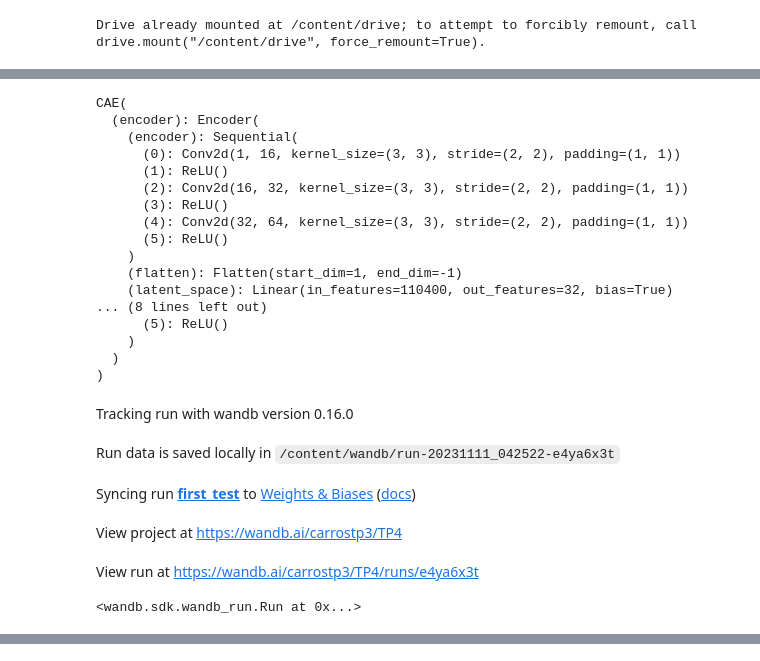
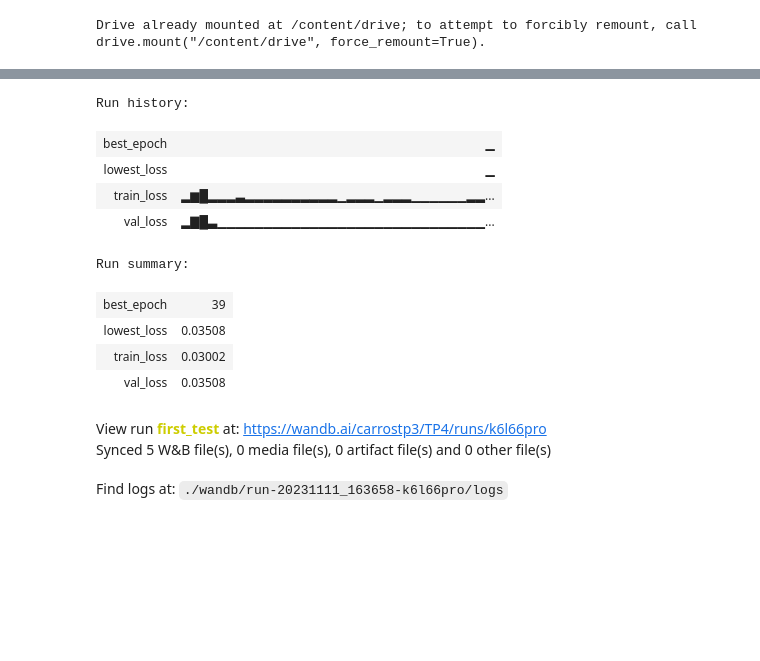
Before and after one commit to gaston-lm/TDVI_tp4_music_encoder, a Jupyter notebook: src/music_encoder.ipynb, the cells around one changed output, grey strips where cells are left out. Saved outputs shown, nothing was run; the diff lists cells and outputs as text; code cells hidden in the pictures; blank space fills up the shorter version.

```diff
--- a/src/music_encoder.ipynb
+++ b/src/music_encoder.ipynb
@@ -98,11 +208,10 @@ Drive already mounted at /content/drive; to attempt to forcibly remount, call dr
 # Divido en training, validation, testing.
 val_size = 100
 test_size = 100
-batch_size = 20
 train_size = len(dataset) - val_size - test_size
 
 train_ds, val_ds, test_ds = td.random_split(dataset, [train_size, val_size, test_size])
 
 train_dl = td.DataLoader(train_ds, batch_size, shuffle=True, num_workers=2, pin_memory=True)
-valid_dl = td.DataLoader(val_ds, batch_size*2, num_workers=2, pin_memory=True)
-test_dl = td.DataLoader(test_ds,1, num_workers=4, pin_memory=True)
+valid_dl = td.DataLoader(val_ds, batch_size, num_workers=2, pin_memory=True)
+test_dl = td.DataLoader(test_ds,1, num_workers=2, pin_memory=True)
@@ -161,57 +218,3 @@ class CAE(nn.Module):
-# %%
-audio, label = dataset[0]
-
-# Hiperparámetros
-batch_size = 20
-learning_rate = 0.02
-epochs = 30
-type_input = 'spectrogram' # podría ser sino 'waveform' --> ajustar transform arriba
-input_size = audio.size() # en base al tamaño del tensor de audio
-latent_size = 32
-experiment_name = 'first_test'
-project_name = 'TP4'
-
-# Definición del modelo
-model = CAE(input_size, latent_size)
-model.to(device)
-print(model)
-
-# Configuración de wandb
-wandb.init(
-    project = project_name,
-    name = experiment_name,
-    config = {
-        "batch_size": batch_size,
-        "learning_rate": learning_rate,
-        "epochs": epochs,
-        "type_input": type_input,
-        "latent_size": latent_size
-    }
-)
-# %% [output]
-CAE(
-  (encoder): Encoder(
-    (encoder): Sequential(
-      (0): Conv2d(1, 16, kernel_size=(3, 3), stride=(2, 2), padding=(1, 1))
-      (1): ReLU()
-      (2): Conv2d(16, 32, kernel_size=(3, 3), stride=(2, 2), padding=(1, 1))
-      (3): ReLU()
-      (4): Conv2d(32, 64, kernel_size=(3, 3), stride=(2, 2), padding=(1, 1))
-      (5): ReLU()
-    )
-    (flatten): Flatten(start_dim=1, end_dim=-1)
-    (latent_space): Linear(in_features=110400, out_features=32, bias=True)
-... (8 lines left out)
-      (5): ReLU()
-    )
-  )
-)
-Tracking run with wandb version 0.16.0
-Run data is saved locally in /content/wandb/run-20231111_042522-e4ya6x3t
-Syncing run first_test to Weights & Biases (docs)
-View project at https://wandb.ai/carrostp3/TP4
-View run at https://wandb.ai/carrostp3/TP4/runs/e4ya6x3t
-<wandb.sdk.wandb_run.Run at 0x...>
 # %%
 # Definición de función de perdida (MSE loss la que se suele usar para reconstrucción)
 criterion = nn.MSELoss()
@@ -222,7 +225,7 @@ optimizer = optim.Adam(model.parameters(), lr=learning_rate)
 torch.cuda.empty_cache()
 gc.collect()
 
-lowest_loss = -1
+lowest_loss = 1
 best_epoch = -1
 
 for epoch in range(epochs):
@@ -277,14 +280,17 @@ for epoch in range(epochs):
     if val_losses[-1] < lowest_loss:
         lowest_loss = val_losses[-1]
         best_epoch = epoch
+        best_model_state_dict = model.state_dict()
 
     wandb.log({"train_loss": train_losses[-1], "val_loss": val_losses[-1]})
 
     # Print progress
-    print(f'Epoch [{epoch+1}/{num_epochs}], Training Loss: {np.mean(train_losses):.4f}, Validation Loss: {np.mean(val_losses):.4f}')
+    print(f'Epoch [{epoch+1}/{epochs}], Training Loss: {np.mean(train_losses):.4f}, Validation Loss: {np.mean(val_losses):.4f}')
 
 # Indico por consola cuando finalizó el entrenamiento
 print(f"Entrenamiento finalizado, la loss más baja fue {str(lowest_loss)} la mejor epoch:{str(best_epoch)}")
+
+wandb.log({"lowest_loss": lowest_loss, "best_epoch": best_epoch})
 
 # Guardo el modelo entrenado en disco
 PATH = './cae.pth'
@@ -294,0 +317,13 @@ RuntimeError: ignored
+Run history:
+| best_epoch | ▁ |
+| lowest_loss | ▁ |
+| train_loss | ▂▆█▂▂▂▃▂▂▂▂▂▂▂▂▂▂▁▂▂▂▁▂▂▂▁▁▁▁▁▁▂▂... |
+| val_loss | ▂▇█▃▁▁▁▁▁▁▁▁▁▁▁▁▁▁▁▁▁▁▁▁▁▁▁▁▁▁▁▁▁... |
+Run summary:
+| best_epoch | 39 |
+| lowest_loss | 0.03508 |
+| train_loss | 0.03002 |
+| val_loss | 0.03508 |
+View run first_test at: https://wandb.ai/carrostp3/TP4/runs/k6l66pro
+Synced 5 W&B file(s), 0 media file(s), 0 artifact file(s) and 0 other file(s)
+Find logs at: ./wandb/run-20231111_163658-k6l66pro/logs
```
Also changed, not shown: parts of 12 cells of this notebook.
